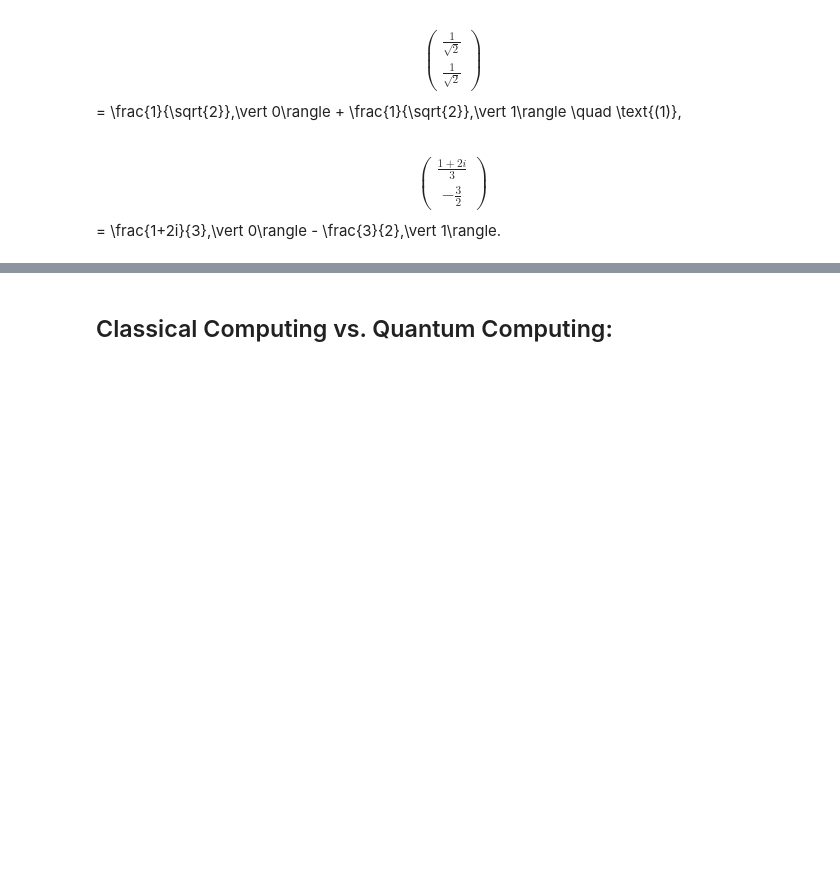
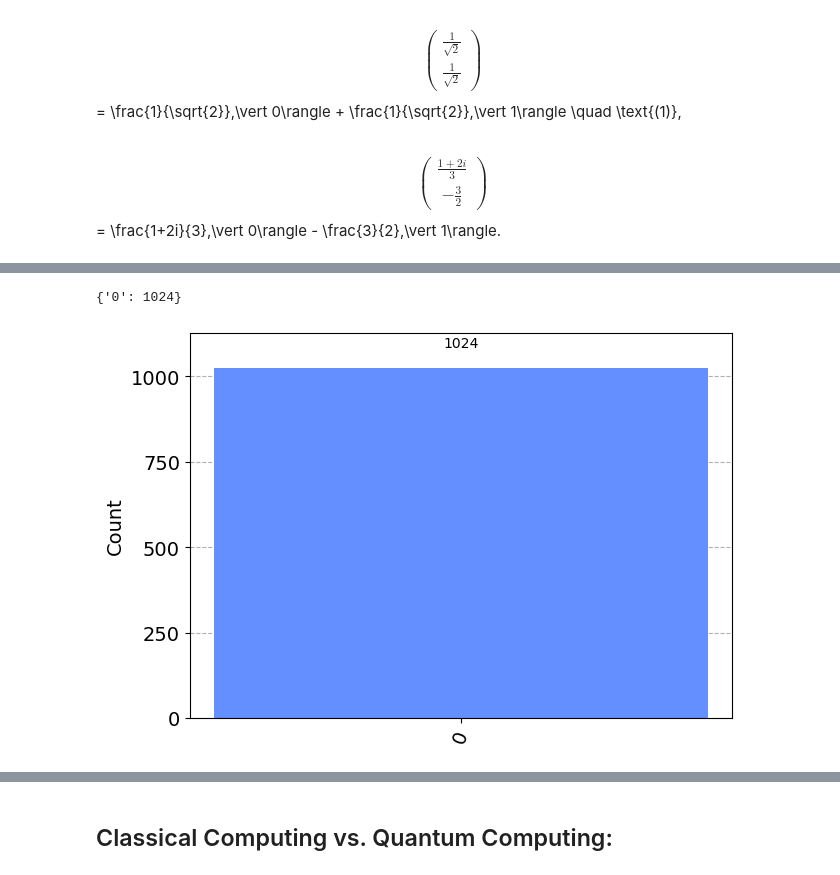
Before and after one commit to rodAlm08/emerging_tech_repo, a Jupyter notebook: project.ipynb, the cells around one changed output, grey strips where cells are left out. Saved outputs shown, nothing was run; the diff lists cells and outputs as text; code cells hidden in the pictures; blank space fills up the shorter version.

```diff
--- a/project.ipynb
+++ b/project.ipynb
@@ -129,0 +163,14 @@ Here are examples of quantum states of a qubit:
+# %%
+simulator = qiskit.Aer.get_backend('aer_simulator')
+circ = qiskit.transpile(qc, simulator)
+# turns the quantum circuit into a quantum circuit that can be run on the simulator
+result = simulator.run(circ).result()
+# runs the quantum circuit on the simulator
+counts = result.get_counts(qc)
+# gets the counts
+print(counts)
+# plot the histogram using visualization
+viz.plot_histogram(counts)
+# %% [output]
+{'0': 1024}
+[figure, added]
```
Also changed, not shown: parts of 25 cells of this notebook, 2 other files.
